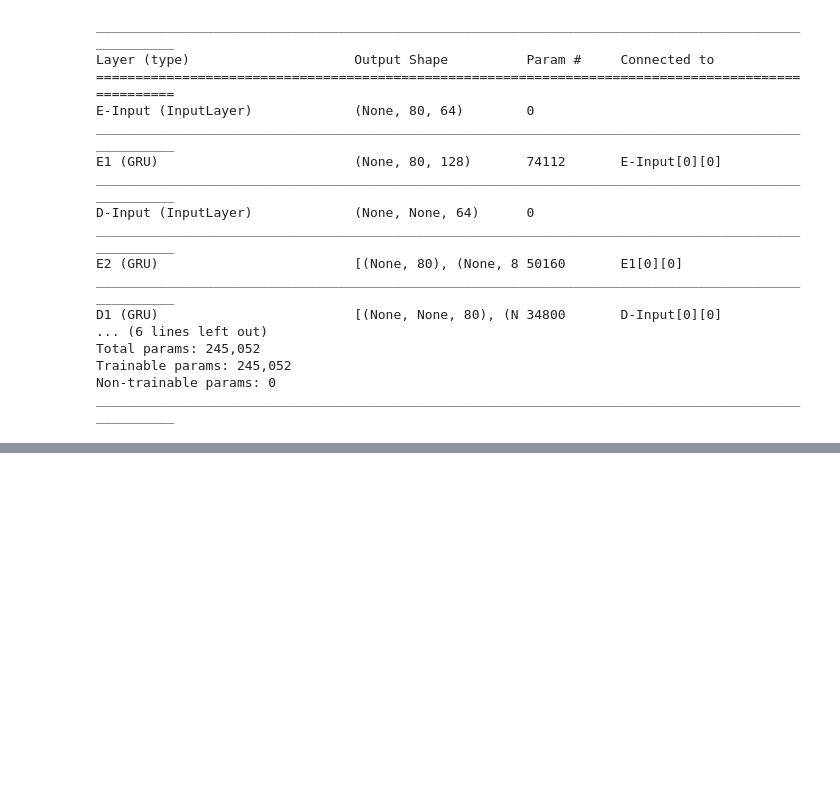
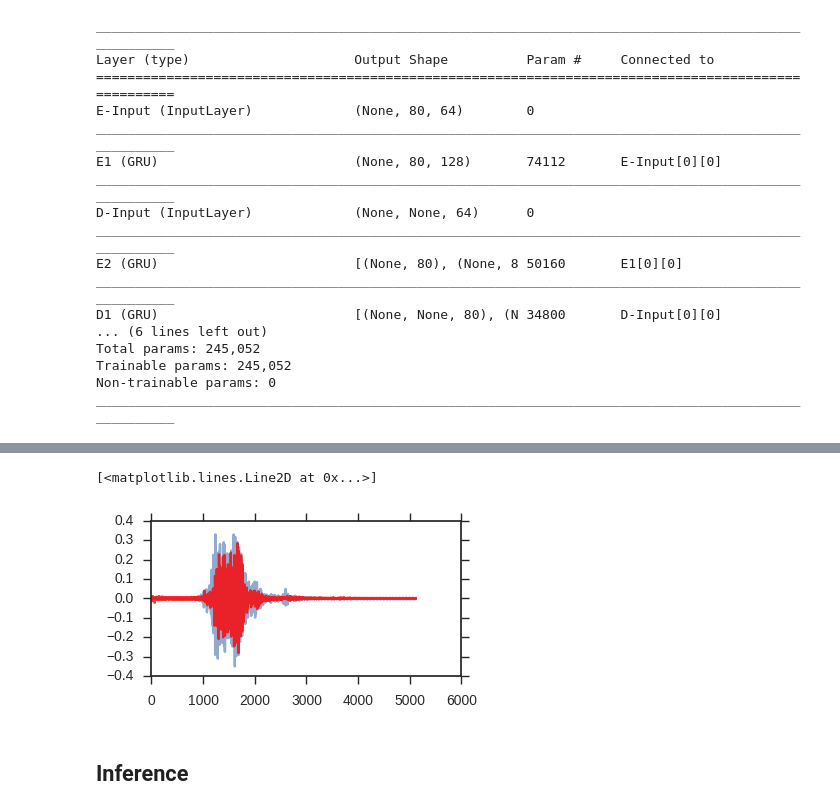
Before and after one commit to thayermldac/vae, a Jupyter notebook: RecoNet.ipynb, the cells around one changed output, grey strips where cells are left out. Saved outputs shown, nothing was run; the diff lists cells and outputs as text; code cells hidden in the pictures; blank space fills up the shorter version.

```diff
--- a/RecoNet.ipynb
+++ b/RecoNet.ipynb
@@ -254,0 +257,4 @@ Epoch 10/10
+# %%
+# model.save('reconet.h5')
+model = load_model('reconet.h5')
+model.summary()
@@ -265,0 +293,22 @@ plt.legend(['Train','Valid'])
+# %%
+n  = 10
+yy = y_train[0:n]
+yp = model.predict([x_train[0:n], d_train[0:n]])
+# %%
+k=3
+plt.figure(figsize=(4,2))
+plt.plot(yy[k].flatten(),alpha=0.6)
+plt.plot(yp[k].flatten(),'r',alpha=0.8)
+# plt.subplot(211)
+# plt.title('True')
+# plt.plot(yy[k].flatten())
+
+# plt.subplot(212)
+# plt.title('Predicted')
+# plt.plot(yp[k].flatten())
+# plt.tight_layout()
+# %% [output]
+[<matplotlib.lines.Line2D at 0x...>]
+[figure, added]
+# %% [markdown]
+## Inference
```
Also changed, not shown: parts of 10 cells of this notebook, 2 other files.
